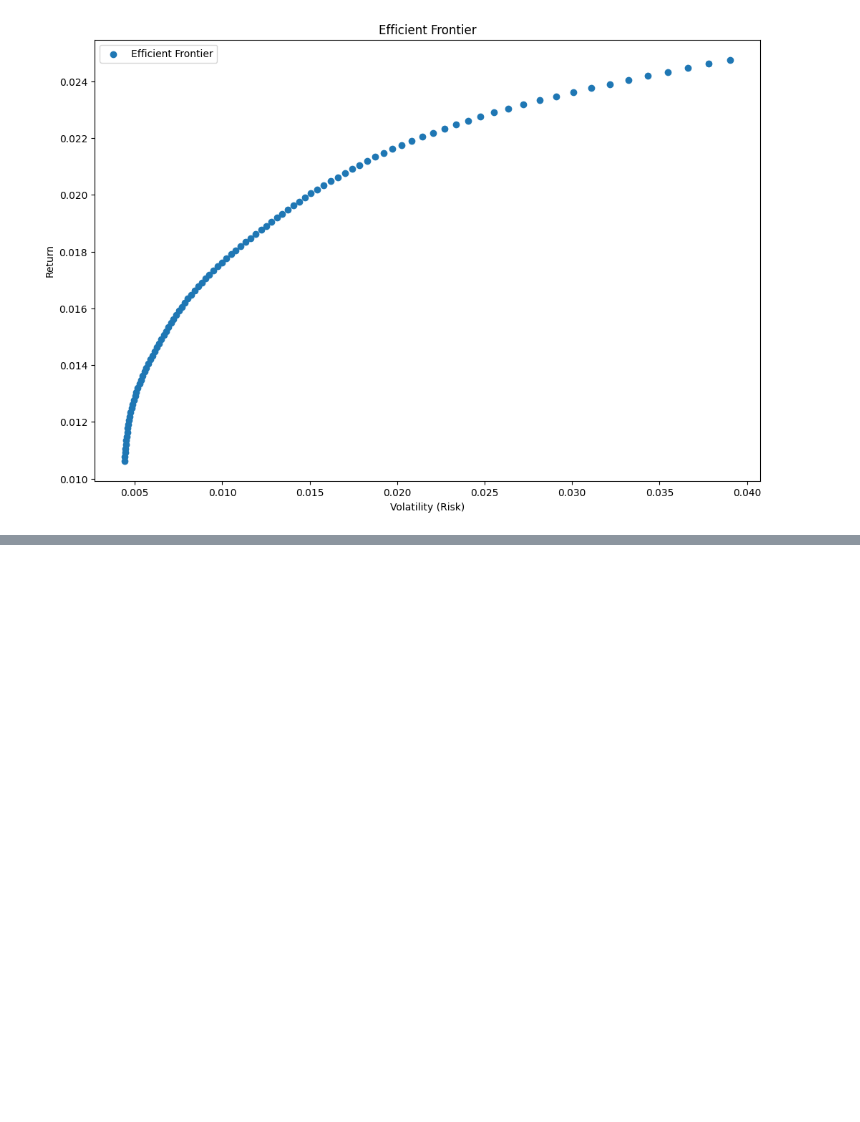
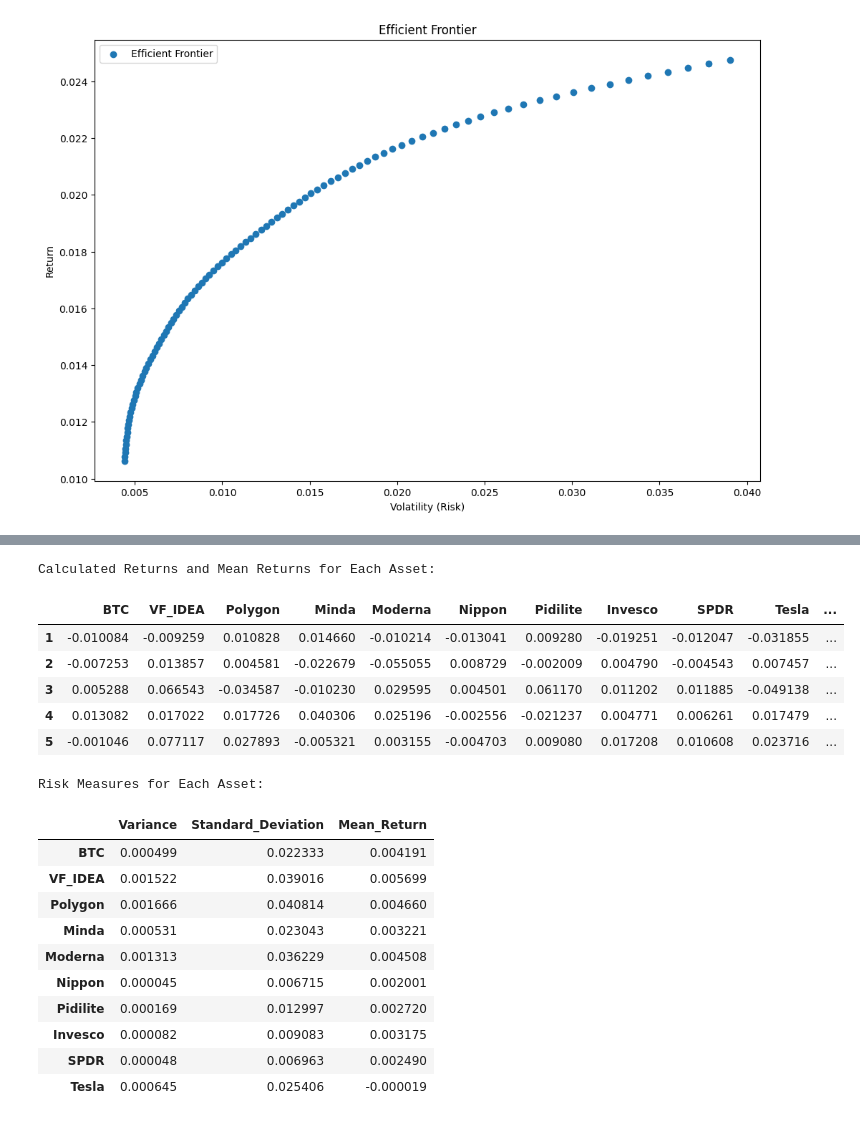
Before and after one commit to Reyansh4/IFE, a Jupyter notebook: Markowitz_Portfolio_Optimization/Markowitz_portfolio_optimization.ipynb, the cells around one changed output, grey strips where cells are left out. Cells and saved outputs as stored; diff of their text form; code cells hidden in the pictures; blank space fills up the shorter version.

```diff
--- a/Markowitz_Portfolio_Optimization/Markowitz_portfolio_optimization.ipynb
+++ b/Markowitz_Portfolio_Optimization/Markowitz_portfolio_optimization.ipynb
@@ -222,0 +263,45 @@ Optimal Weights for High Risk Level (0.3 Risk):
+# %%
+import pandas as pd
+import numpy as np
+
+log_returns = np.log(closing_prices / closing_prices.shift(1))
+log_returns = log_returns.drop(log_returns.index[0])
+
+common_dates = log_returns.index.intersection(mean_returns.index)
+
+log_returns.loc[common_dates, 'Mean_Return'] = mean_returns.loc[common_dates].values
+
+print("Calculated Returns and Mean Returns for Each Asset:")
+display(log_returns.head())
+
+variance = log_returns.var()
+standard_deviation = log_returns.std()
+
+risk_measures = pd.DataFrame({
+    'Variance': variance[:-1],
+    'Standard_Deviation': standard_deviation[:-1],
+    'Mean_Return': mean_returns
+})
+
+print("\nRisk Measures for Each Asset:")
+display(risk_measures)
+# %% [output]
+Calculated Returns and Mean Returns for Each Asset:
+|  | BTC | VF_IDEA | Polygon | Minda | Moderna | Nippon | Pidilite | Invesco | SPDR | Tesla | ... |
+| 1 | -0.010084 | -0.009259 | 0.010828 | 0.014660 | -0.010214 | -0.013041 | 0.009280 | -0.019251 | -0.012047 | -0.031855 | ... |
+| 2 | -0.007253 | 0.013857 | 0.004581 | -0.022679 | -0.055055 | 0.008729 | -0.002009 | 0.004790 | -0.004543 | 0.007457 | ... |
+| 3 | 0.005288 | 0.066543 | -0.034587 | -0.010230 | 0.029595 | 0.004501 | 0.061170 | 0.011202 | 0.011885 | -0.049138 | ... |
+| 4 | 0.013082 | 0.017022 | 0.017726 | 0.040306 | 0.025196 | -0.002556 | -0.021237 | 0.004771 | 0.006261 | 0.017479 | ... |
+| 5 | -0.001046 | 0.077117 | 0.027893 | -0.005321 | 0.003155 | -0.004703 | 0.009080 | 0.017208 | 0.010608 | 0.023716 | ... |
+Risk Measures for Each Asset:
+|  | Variance | Standard_Deviation | Mean_Return |
+| BTC | 0.000499 | 0.022333 | 0.004191 |
+| VF_IDEA | 0.001522 | 0.039016 | 0.005699 |
+| Polygon | 0.001666 | 0.040814 | 0.004660 |
+| Minda | 0.000531 | 0.023043 | 0.003221 |
+| Moderna | 0.001313 | 0.036229 | 0.004508 |
+| Nippon | 0.000045 | 0.006715 | 0.002001 |
+| Pidilite | 0.000169 | 0.012997 | 0.002720 |
+| Invesco | 0.000082 | 0.009083 | 0.003175 |
+| SPDR | 0.000048 | 0.006963 | 0.002490 |
+| Tesla | 0.000645 | 0.025406 | -0.000019 |
```
Also changed, not shown: parts of 5 cells of this notebook.
